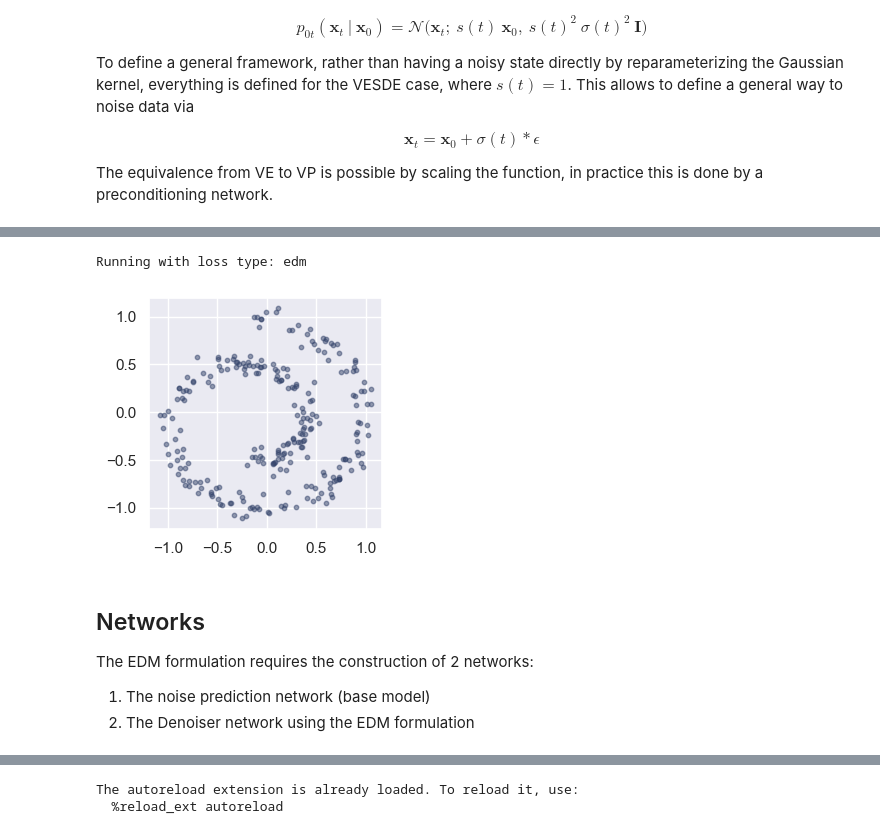
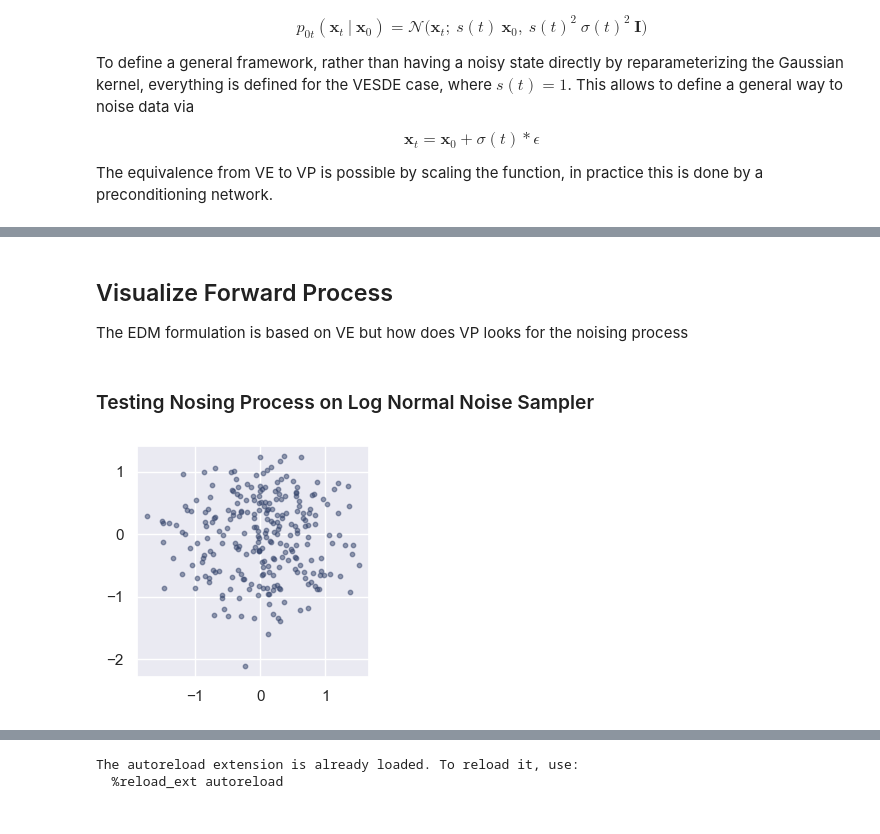
Before and after one commit to gabrielrayasony/cedm, a Jupyter notebook: toy_example.ipynb, the cells around one changed output, grey strips where cells are left out. Cells and saved outputs as stored; diff of their text form; code cells hidden in the pictures.

Commit message:
separate noise samplers from losses and it works for image data as well

```diff
--- a/toy_example.ipynb
+++ b/toy_example.ipynb
@@ -149,3 +147,7 @@ plt.show()
+# %% [markdown]
+## Visualize Forward Process
+
+The EDM formulation is based on VE but how does VP looks for the noising process
 # %%
 # Visualize Forward Process : TODO
 
@@ -157,31 +159,21 @@ plt.show()
 #     num_steps=50,  # Number of frames in animation
 #     title='Forward Process Animation: Cosine Sampler'
 # )
-# %%
-# Get loss function
-print(f"Running with loss type: {loss_config['type']}")
-
-loss_fn = get_loss_fn(loss_config)
-# %% [output]
-Running with loss type: edm
+# %% [markdown]
+### Testing Nosing Process on Log Normal Noise Sampler
 # %%
+# Create Log Normal Noise Sampler
 sigma_sampler = LogNormalNoiseSampler()
 
-x = x.to(device)
-t = 0.1 * torch.ones(x.shape[0], device=device)
+# Define a time step
+t = 0.3 * torch.ones(x.shape[0])
 
+# Generate a noisy state
 noise = torch.randn_like(x)
 sigmas = sigma_sampler.sigma(t)
+noised_x = x + noise * expand_dims(sigmas, x.ndim)
 
-noised_x = x + noise * sigmas.unsqueeze(-1)
-
-plot_2d_data(noised_x.cpu().numpy(), name="noised_toy_data", figsize=(3, 3))
+# Visualize the noised data
+plot_data(noised_x.cpu(), name="noised_toy_data", figsize=(3, 3))
 # %% [output]
-[figure, old version]
+[figure, new version]
-# %% [markdown]
-## Networks
-
-The EDM formulation requires the construction of 2 networks:
-
-1. The noise prediction network (base model)
-2. The Denoiser network using the EDM formulation
```
Also changed, not shown: parts of 34 cells of this notebook, 14 other files.
